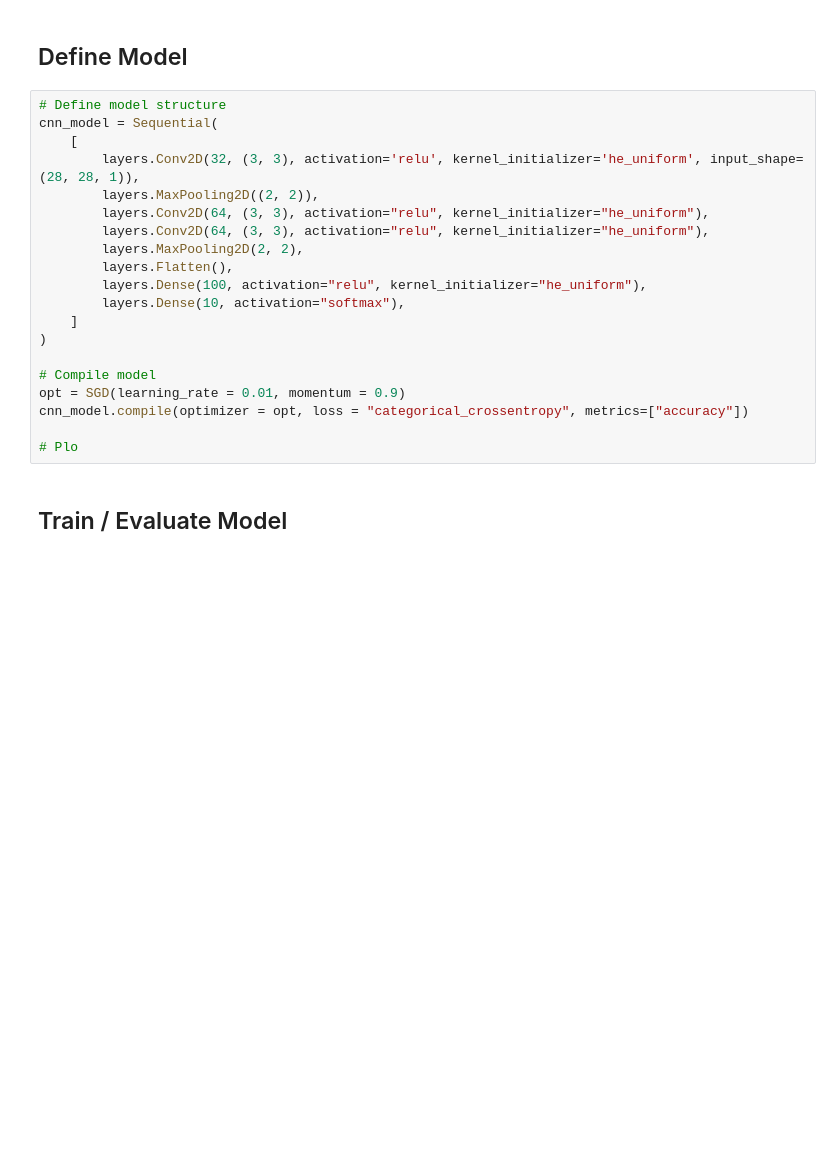
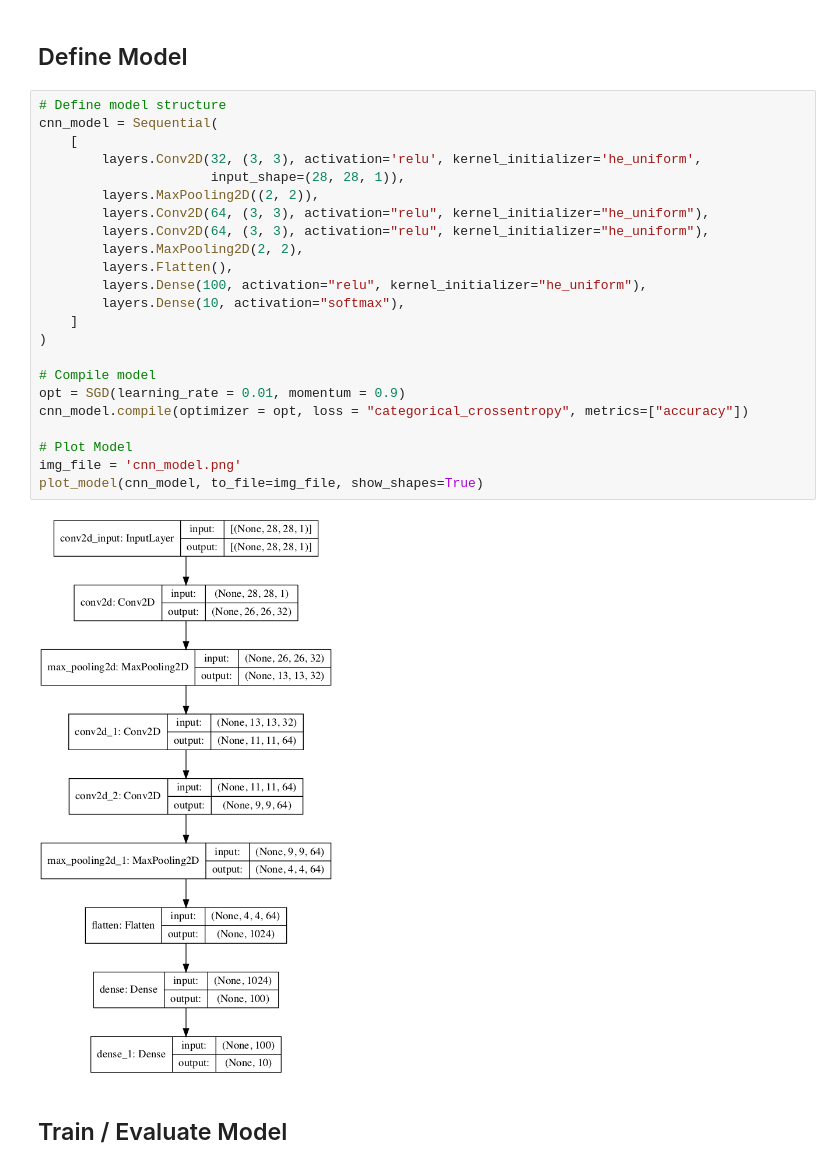
Before and after one commit to real-nickallen/conv2d-number-recognition, a Jupyter notebook: conv2d-number-recognition.ipynb, the cells around one changed output. Drawn from its saved outputs; the diff is of its cells as text; blank space fills up the shorter version.

```diff
--- a/conv2d-number-recognition.ipynb
+++ b/conv2d-number-recognition.ipynb
@@ -40,23 +40,28 @@ test_x = raw_test_x.astype("float32") / 255.0
 # %%
 # Define model structure
 cnn_model = Sequential(
     [
-        layers.Conv2D(32, (3, 3), activation='relu', kernel_initializer='he_uniform', input_shape=(28, 28, 1)),
+        layers.Conv2D(32, (3, 3), activation='relu', kernel_initializer='he_uniform',
+                      input_shape=(28, 28, 1)),
         layers.MaxPooling2D((2, 2)),
         layers.Conv2D(64, (3, 3), activation="relu", kernel_initializer="he_uniform"),
         layers.Conv2D(64, (3, 3), activation="relu", kernel_initializer="he_uniform"),
         layers.MaxPooling2D(2, 2),
         layers.Flatten(),
         layers.Dense(100, activation="relu", kernel_initializer="he_uniform"),
         layers.Dense(10, activation="softmax"),
     ]
 )
 
 # Compile model
 opt = SGD(learning_rate = 0.01, momentum = 0.9)
 cnn_model.compile(optimizer = opt, loss = "categorical_crossentropy", metrics=["accuracy"])
 
-# Plo
+# Plot Model
+img_file = 'cnn_model.png'
+plot_model(cnn_model, to_file=img_file, show_shapes=True)
+# %% [output]
+[figure, added]
 # %% [markdown]
 ## Train / Evaluate Model
 # %%
```
Also changed, not shown: parts of 3 cells of this notebook, 4 other files.
